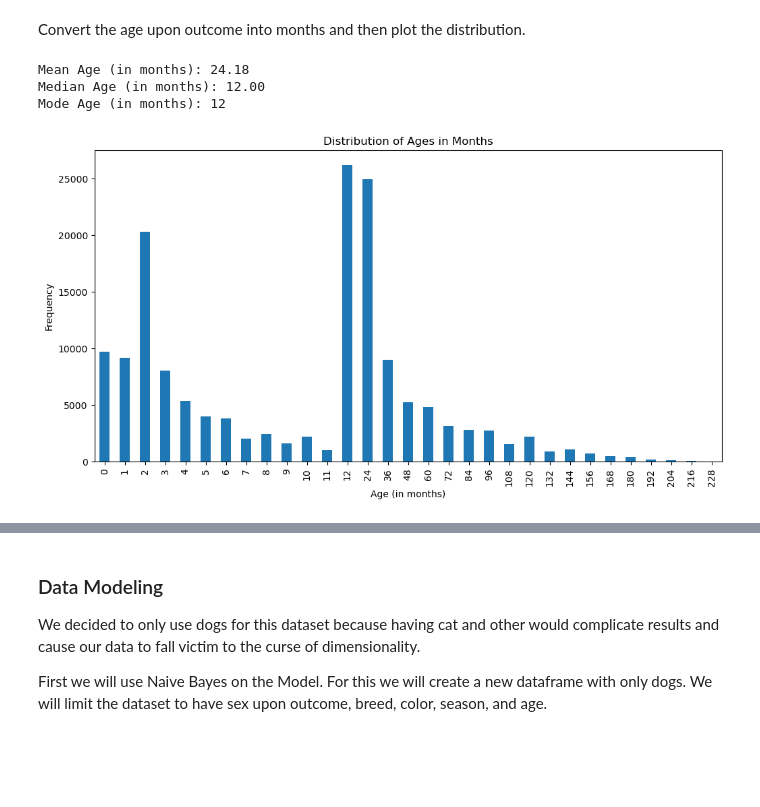
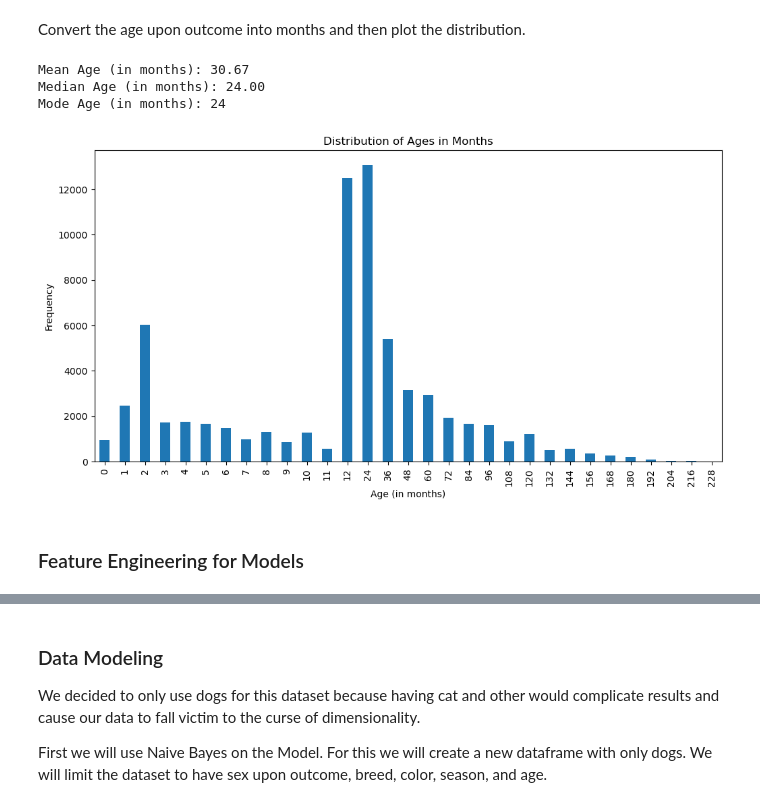
Before and after one commit to shruti2003/MLFinalProject, a Jupyter notebook: ML Final Project.ipynb, the cells around one changed output, grey strips where cells are left out. Cells and saved outputs as stored; diff of their text form; code cells hidden in the pictures; blank space fills up the shorter version.

```diff
--- a/ML Final Project.ipynb
+++ b/ML Final Project.ipynb
@@ -59,6 +59,6 @@ Length after drop Outcome Type:  156376
 # %% [markdown]
 Second, we want to drop "Outcome Subtype". Since most rows have NaN in the "Outcome Subtype" column, it won't be an important column for us to use in our model.
 # %%
-data.drop(columns=['Outcome Subtype'], inplace=True)
+data.drop(columns=['Outcome Subtype', 'Name', 'DateTime', 'Date of Birth', 'Animal ID'], inplace=True)
 data.head()
 # %% [output]
@@ -267,7 +267,7 @@ for category, count in category_counts.items():
 # to do add a size category with the breed to wsize mapping
 breeds_data.loc[:, 'Size'] = breeds_data['Breed'].map(breed_to_category)
 dog_data = breeds_data
-dog_data["Breed"] = dog_data["Size"]
+# dog_data["Breed"] = dog_data["Size"]
 
 # print(len(dog_data))
 # %% [output]
@@ -439,35 +446,37 @@ def convert_to_months(age_str):
         return value
     elif 'week' in unit or 'weeks' in unit:
         return value // 4  # Approximate conversion: 1 month = 4 weeks
     elif 'day' in unit or 'days' in unit:
         return value // 30 # Approximate conversion: 1 month = 30 days
     else:
         return 0  # default case
 
-age_data = data['Age upon Outcome']
+age_data = dog_data['Age upon Outcome']
 df = pd.DataFrame(age_data)
 df['Age upon Outcome'] = df['Age upon Outcome'].fillna('0 days')  #  fills NaN with '0 days'
 # Apply the conversion function to the column
 df['Age upon Outcome'] = df['Age upon Outcome'].apply(convert_to_months)
 # print(df.head())
 
 mean_age = df['Age upon Outcome'].mean()
 median_age = df['Age upon Outcome'].median()
 mode_age = df['Age upon Outcome'].mode()
 age_df = df
 
 print(f"Mean Age (in months): {mean_age:.2f}")
 print(f"Median Age (in months): {median_age:.2f}")
 print(f"Mode Age (in months): {mode_age.iloc[0]}")
 
 age_counts = df.loc[(df['Age upon Outcome'] >= 0) & (df['Age upon Outcome'] <= 228), 'Age upon Outcome'].value_counts().sort_index()
 age_counts.plot(kind='bar', figsize=(12,6))
 plt.title('Distribution of Ages in Months')
 plt.xlabel('Age (in months)')
 plt.ylabel('Frequency')
 plt.show()
 # %% [output]
-Mean Age (in months): 24.18
-Median Age (in months): 12.00
-Mode Age (in months): 12
+Mean Age (in months): 30.67
+Median Age (in months): 24.00
+Mode Age (in months): 24
-[figure, old version]
+[figure, new version]
+# %% [markdown]
+### Feature Engineering for Models
```
Also changed, not shown: parts of 18 cells of this notebook.
